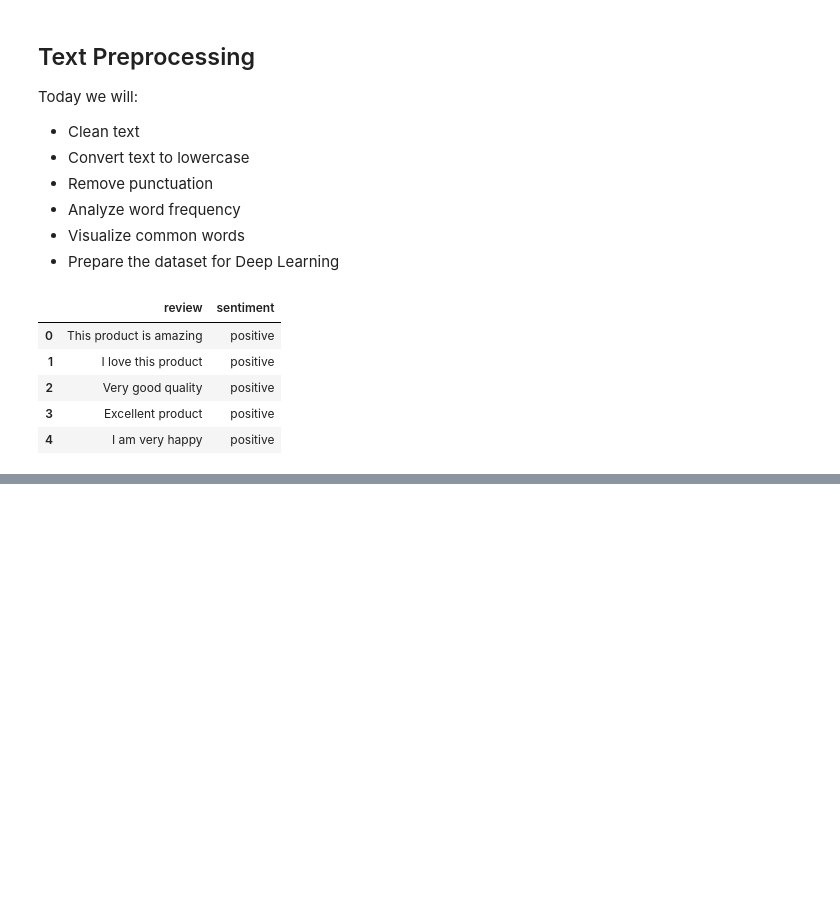
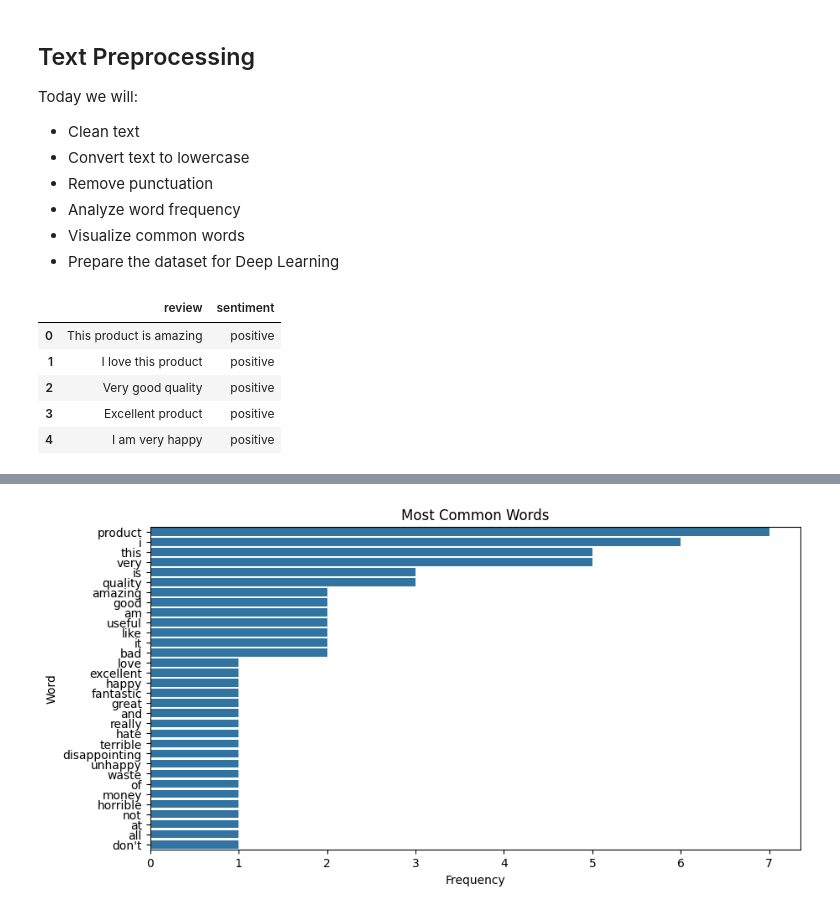
Before and after one commit to olaazimi1998/AI-Roadmap, a Jupyter notebook: week33-capstone(deep learning)/notebooks/preprocessing.ipynb, the cells around one changed output, grey strips where cells are left out. Drawn from its saved outputs; the diff is of its cells as text; code cells hidden in the pictures; blank space fills up the shorter version.

```diff
--- a/week33-capstone(deep learning)/notebooks/preprocessing.ipynb
+++ b/week33-capstone(deep learning)/notebooks/preprocessing.ipynb
@@ -58,3 +58,7 @@ df.head()
 | 2 | Very good quality | positive |
 | 3 | Excellent product | positive |
 | 4 | I am very happy | positive |
+# %%
+df["clean_review"] = df["review"].str.lower()
+
+df[["review", "clean_review"]].head()
@@ -60,0 +72,3 @@ df.head()
+# %%
+df["tokens"] = df["clean_review"].apply(str.split)
+df[["clean_review", "tokens"]].head()
@@ -60,0 +82,10 @@ df.head()
+# %%
+all_words = []
+for tokens in df["tokens"]:
+    all_words.extend(tokens)
+
+word_counts = Counter(all_words)
+# %%
+common_words = word_counts.most_common()
+
+common_words
@@ -60,0 +110,18 @@ df.head()
+# %%
+words = [item[0] for item in common_words]
+counts = [item[1] for item in common_words]
+
+plt.figure(figsize=(10, 5))
+
+sns.barplot(
+    x=counts,
+    y=words
+)
+
+plt.title("Most Common Words")
+plt.xlabel("Frequency")
+plt.ylabel("Word")
+
+plt.show()
+# %% [output]
+[figure, added]
```
Also changed, not shown: parts of 4 cells of this notebook, 14 other files.
